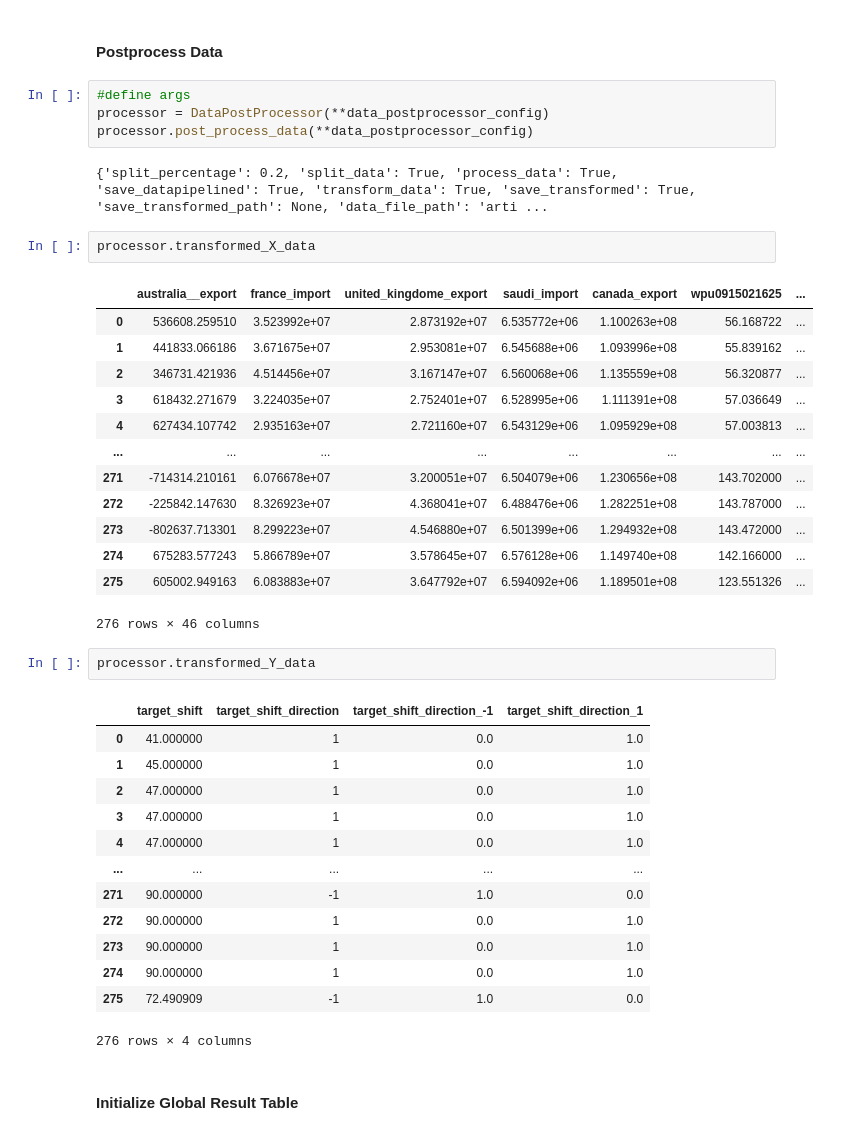
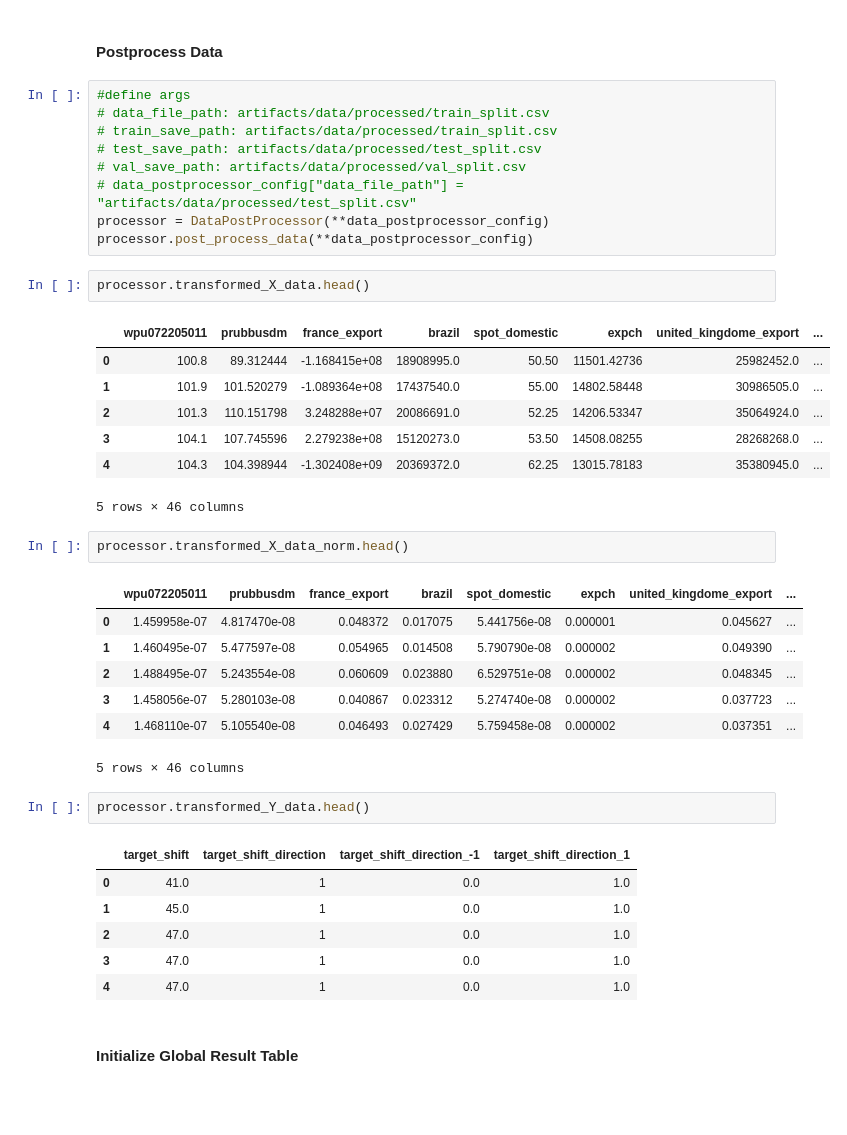
Before and after one commit to vincycode7/TaiyoAI_Domestic_Molding, a Jupyter notebook: exploratory_data_analysis.ipynb, the cells around one changed output. Cells and saved outputs as stored; diff of their text form; blank space fills up the shorter version.

Commit message:
completed and tested data eng

```diff
--- a/exploratory_data_analysis.ipynb
+++ b/exploratory_data_analysis.ipynb
@@ -43,44 +55,44 @@ processor.transformed_Y_data.head()
 | 4 | 47.0 | 1 | 0.0 | 1.0 |
 # %% [markdown]
 #### Postprocess Data
-# %%
-#define args
-processor = DataPostProcessor(**data_postprocessor_config)
-processor.post_process_data(**data_postprocessor_config)
-# %% [output]
-{'split_percentage': 0.2, 'split_data': True, 'process_data': True, 'save_datapipelined': True, 'transform_data': True, 'save_transformed': True, 'save_transformed_path': None, 'data_file_path': 'arti ...
+# %%
+#define args
+# data_file_path: artifacts/data/processed/train_split.csv
+# train_save_path: artifacts/data/processed/train_split.csv
+# test_save_path: artifacts/data/processed/test_split.csv
+# val_save_path: artifacts/data/processed/val_split.csv
+# data_postprocessor_config["data_file_path"] = "artifacts/data/processed/test_split.csv"
+processor = DataPostProcessor(**data_postprocessor_config)
+processor.post_process_data(**data_postprocessor_config)
 # %%
-processor.transformed_X_data
+processor.transformed_X_data.head()
 # %% [output]
-|  | australia__export | france_import | united_kingdome_export | saudi_import | canada_export | wpu0915021625 | ... |
-| 0 | 536608.259510 | 3.523992e+07 | 2.873192e+07 | 6.535772e+06 | 1.100263e+08 | 56.168722 | ... |
-| 1 | 441833.066186 | 3.671675e+07 | 2.953081e+07 | 6.545688e+06 | 1.093996e+08 | 55.839162 | ... |
-| 2 | 346731.421936 | 4.514456e+07 | 3.167147e+07 | 6.560068e+06 | 1.135559e+08 | 56.320877 | ... |
-| 3 | 618432.271679 | 3.224035e+07 | 2.752401e+07 | 6.528995e+06 | 1.111391e+08 | 57.036649 | ... |
-| 4 | 627434.107742 | 2.935163e+07 | 2.721160e+07 | 6.543129e+06 | 1.095929e+08 | 57.003813 | ... |
-| ... | ... | ... | ... | ... | ... | ... | ... |
-| 271 | -714314.210161 | 6.076678e+07 | 3.200051e+07 | 6.504079e+06 | 1.230656e+08 | 143.702000 | ... |
-| 272 | -225842.147630 | 8.326923e+07 | 4.368041e+07 | 6.488476e+06 | 1.282251e+08 | 143.787000 | ... |
-| 273 | -802637.713301 | 8.299223e+07 | 4.546880e+07 | 6.501399e+06 | 1.294932e+08 | 143.472000 | ... |
-| 274 | 675283.577243 | 5.866789e+07 | 3.578645e+07 | 6.576128e+06 | 1.149740e+08 | 142.166000 | ... |
-| 275 | 605002.949163 | 6.083883e+07 | 3.647792e+07 | 6.594092e+06 | 1.189501e+08 | 123.551326 | ... |
+|  | wpu072205011 | prubbusdm | france_export | brazil | spot_domestic | expch | united_kingdome_export | ... |
+| 0 | 100.8 | 89.312444 | -1.168415e+08 | 18908995.0 | 50.50 | 11501.42736 | 25982452.0 | ... |
+| 1 | 101.9 | 101.520279 | -1.089364e+08 | 17437540.0 | 55.00 | 14802.58448 | 30986505.0 | ... |
+| 2 | 101.3 | 110.151798 | 3.248288e+07 | 20086691.0 | 52.25 | 14206.53347 | 35064924.0 | ... |
+| 3 | 104.1 | 107.745596 | 2.279238e+08 | 15120273.0 | 53.50 | 14508.08255 | 28268268.0 | ... |
+| 4 | 104.3 | 104.398944 | -1.302408e+09 | 20369372.0 | 62.25 | 13015.78183 | 35380945.0 | ... |
-276 rows × 46 columns
+5 rows × 46 columns
+# %%
+processor.transformed_X_data_norm.head()
+# %% [output]
+|  | wpu072205011 | prubbusdm | france_export | brazil | spot_domestic | expch | united_kingdome_export | ... |
+| 0 | 1.459958e-07 | 4.817470e-08 | 0.048372 | 0.017075 | 5.441756e-08 | 0.000001 | 0.045627 | ... |
+| 1 | 1.460495e-07 | 5.477597e-08 | 0.054965 | 0.014508 | 5.790790e-08 | 0.000002 | 0.049390 | ... |
+| 2 | 1.488495e-07 | 5.243554e-08 | 0.060609 | 0.023880 | 6.529751e-08 | 0.000002 | 0.048345 | ... |
+| 3 | 1.458056e-07 | 5.280103e-08 | 0.040867 | 0.023312 | 5.274740e-08 | 0.000002 | 0.037723 | ... |
+| 4 | 1.468110e-07 | 5.105540e-08 | 0.046493 | 0.027429 | 5.759458e-08 | 0.000002 | 0.037351 | ... |
+5 rows × 46 columns
 # %%
-processor.transformed_Y_data
+processor.transformed_Y_data.head()
 # %% [output]
 |  | target_shift | target_shift_direction | target_shift_direction_-1 | target_shift_direction_1 |
-| 0 | 41.000000 | 1 | 0.0 | 1.0 |
-| 1 | 45.000000 | 1 | 0.0 | 1.0 |
-| 2 | 47.000000 | 1 | 0.0 | 1.0 |
-| 3 | 47.000000 | 1 | 0.0 | 1.0 |
-| 4 | 47.000000 | 1 | 0.0 | 1.0 |
-| ... | ... | ... | ... | ... |
-| 271 | 90.000000 | -1 | 1.0 | 0.0 |
-| 272 | 90.000000 | 1 | 0.0 | 1.0 |
-| 273 | 90.000000 | 1 | 0.0 | 1.0 |
-| 274 | 90.000000 | 1 | 0.0 | 1.0 |
-| 275 | 72.490909 | -1 | 1.0 | 0.0 |
+| 0 | 41.0 | 1 | 0.0 | 1.0 |
+| 1 | 45.0 | 1 | 0.0 | 1.0 |
+| 2 | 47.0 | 1 | 0.0 | 1.0 |
+| 3 | 47.0 | 1 | 0.0 | 1.0 |
+| 4 | 47.0 | 1 | 0.0 | 1.0 |
-276 rows × 4 columns
 # %% [markdown]
 #### Initialize Global Result Table
 # %% [markdown]
```
Also changed, not shown: parts of 2 cells of this notebook, 6 other files.
